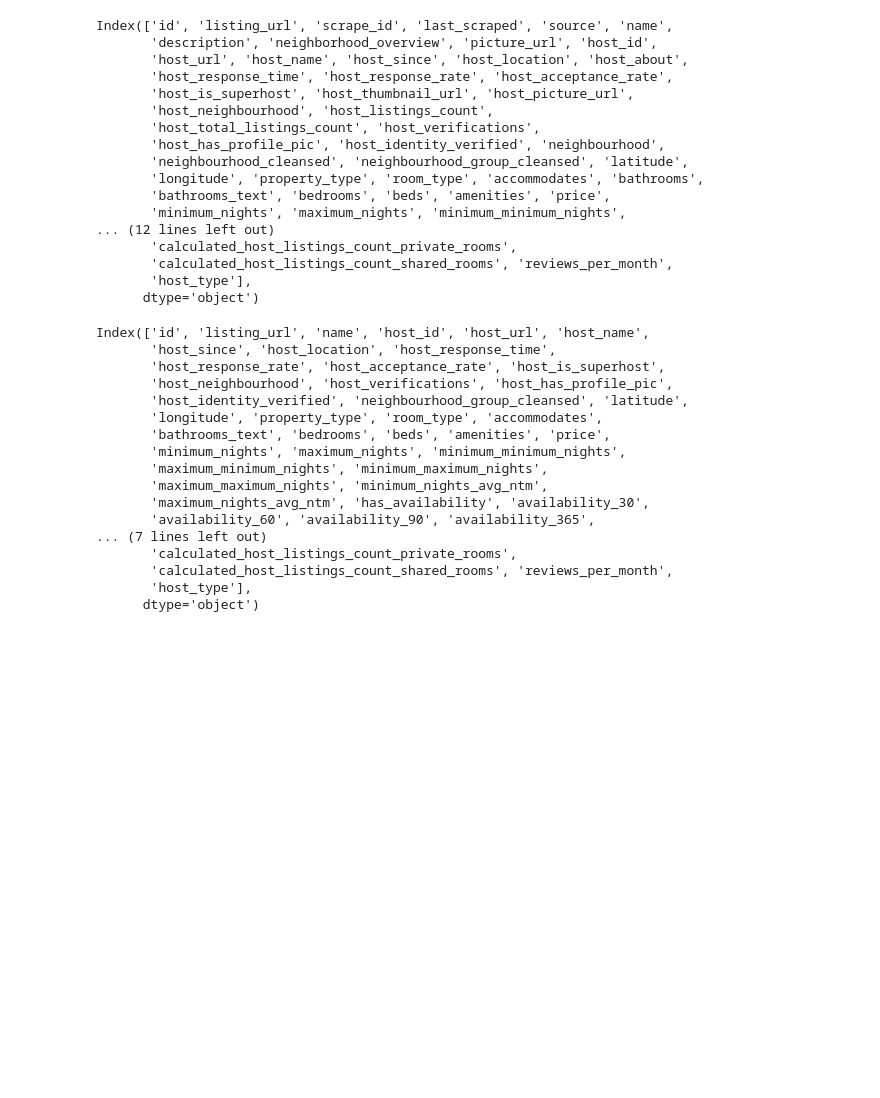
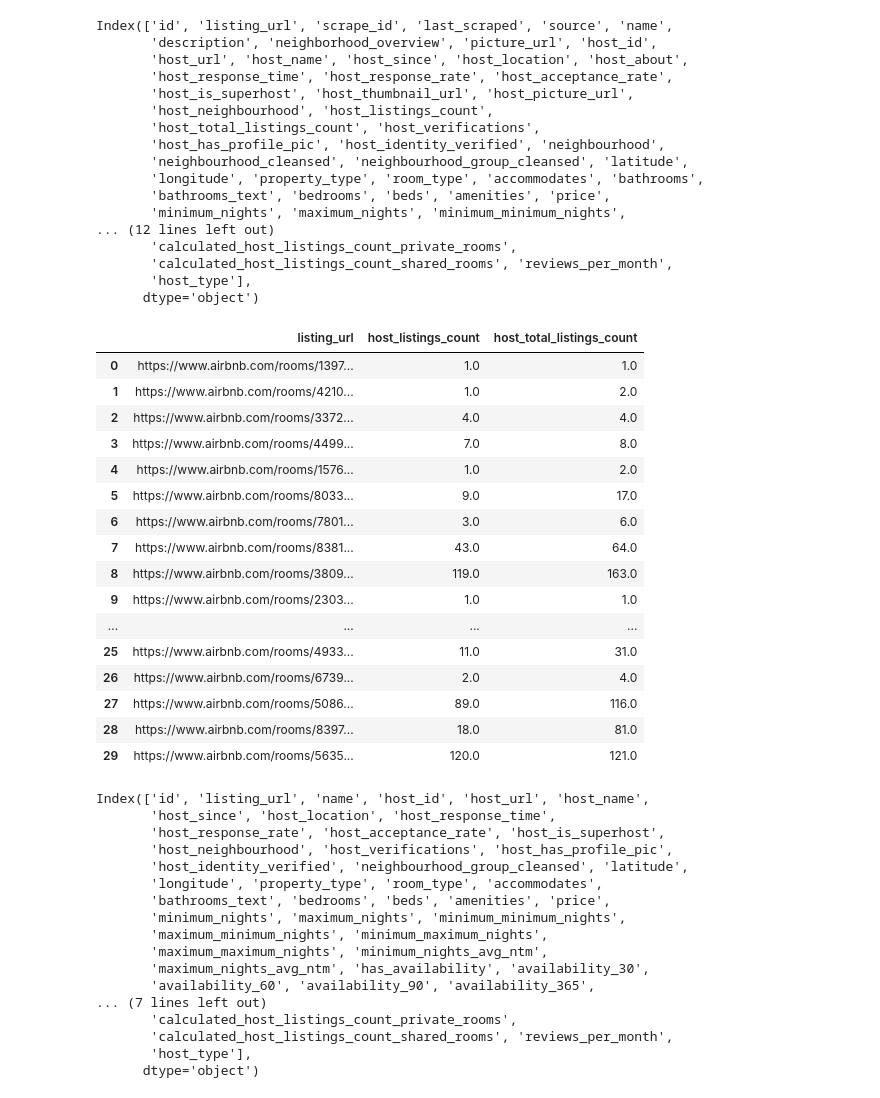
Before and after one commit to scheinmensch/Infringement_Detection_on_Airbnb, a Jupyter notebook: notebooks/Barcelona EDA.ipynb, the cells around one changed output. Saved outputs shown, nothing was run; the diff lists cells and outputs as text; code cells hidden in the pictures; blank space fills up the shorter version.

```diff
--- a/notebooks/Barcelona EDA.ipynb
+++ b/notebooks/Barcelona EDA.ipynb
@@ -146,6 +146,26 @@ Index(['id', 'listing_url', 'scrape_id', 'last_scraped', 'source', 'name',
        'calculated_host_listings_count_shared_rooms', 'reviews_per_month',
        'host_type'],
       dtype='object')
+# %%
+bcn_new[['listing_url', 'host_listings_count', 'host_total_listings_count']].head(30)
+# %% [output]
+|  | listing_url | host_listings_count | host_total_listings_count |
+| 0 | https://www.airbnb.com/rooms/1397... | 1.0 | 1.0 |
+| 1 | https://www.airbnb.com/rooms/4210... | 1.0 | 2.0 |
+| 2 | https://www.airbnb.com/rooms/3372... | 4.0 | 4.0 |
+| 3 | https://www.airbnb.com/rooms/4499... | 7.0 | 8.0 |
+| 4 | https://www.airbnb.com/rooms/1576... | 1.0 | 2.0 |
+| 5 | https://www.airbnb.com/rooms/8033... | 9.0 | 17.0 |
+| 6 | https://www.airbnb.com/rooms/7801... | 3.0 | 6.0 |
+| 7 | https://www.airbnb.com/rooms/8381... | 43.0 | 64.0 |
+| 8 | https://www.airbnb.com/rooms/3809... | 119.0 | 163.0 |
+| 9 | https://www.airbnb.com/rooms/2303... | 1.0 | 1.0 |
+| ... | ... | ... | ... |
+| 25 | https://www.airbnb.com/rooms/4933... | 11.0 | 31.0 |
+| 26 | https://www.airbnb.com/rooms/6739... | 2.0 | 4.0 |
+| 27 | https://www.airbnb.com/rooms/5086... | 89.0 | 116.0 |
+| 28 | https://www.airbnb.com/rooms/8397... | 18.0 | 81.0 |
+| 29 | https://www.airbnb.com/rooms/5635... | 120.0 | 121.0 |
 # %%
 # drop some irrelevant or redundant colums
 bcn = bcn_new.drop(['scrape_id', 'last_scraped', 'source', 'description', 'neighborhood_overview', 'picture_url', 'host_listings_count', 'host_total_listings_count', 'host_about', 'host_thumbnail_url', 'host_picture_url', 'calendar_last_scraped', 'neighbourhood',
```
